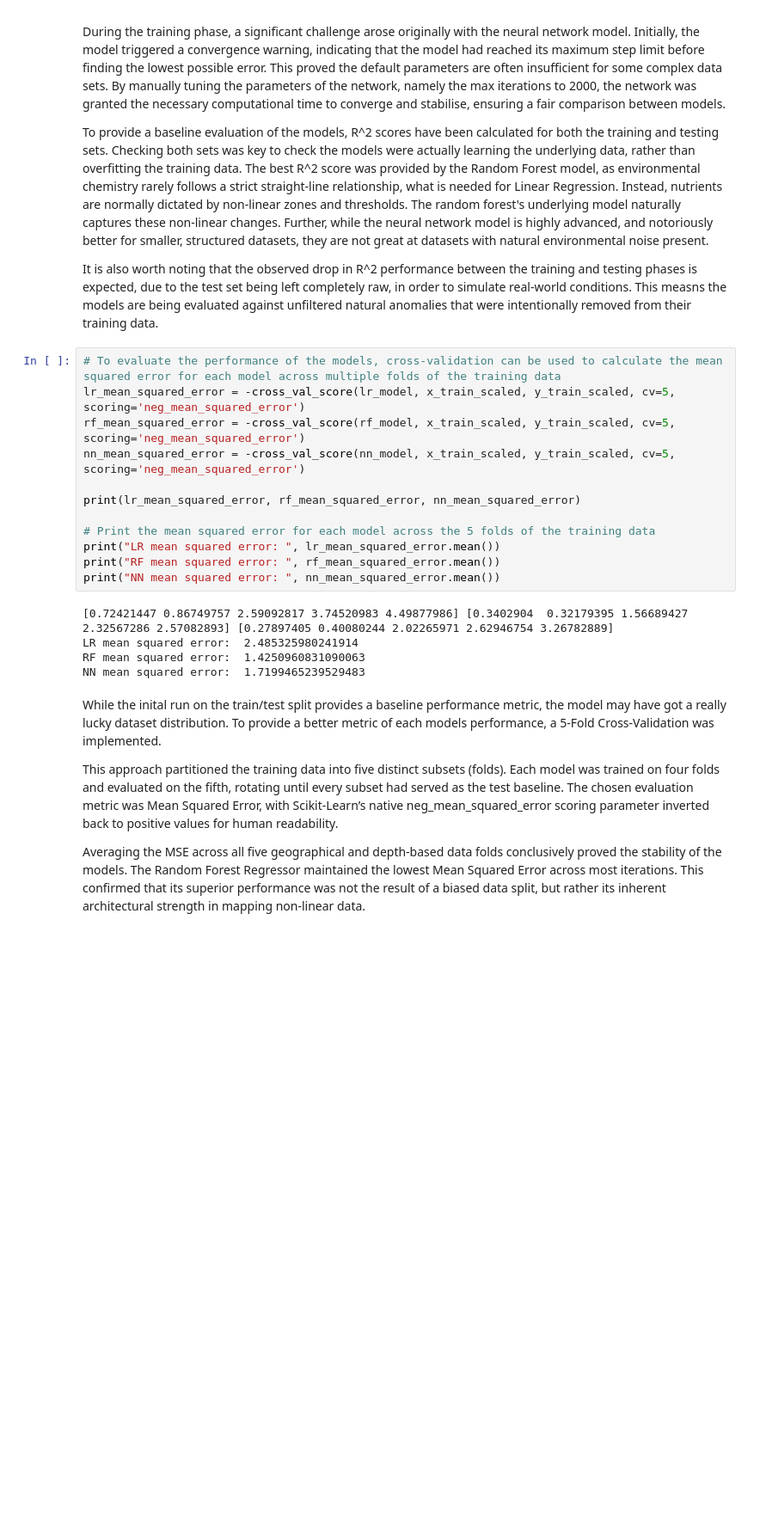
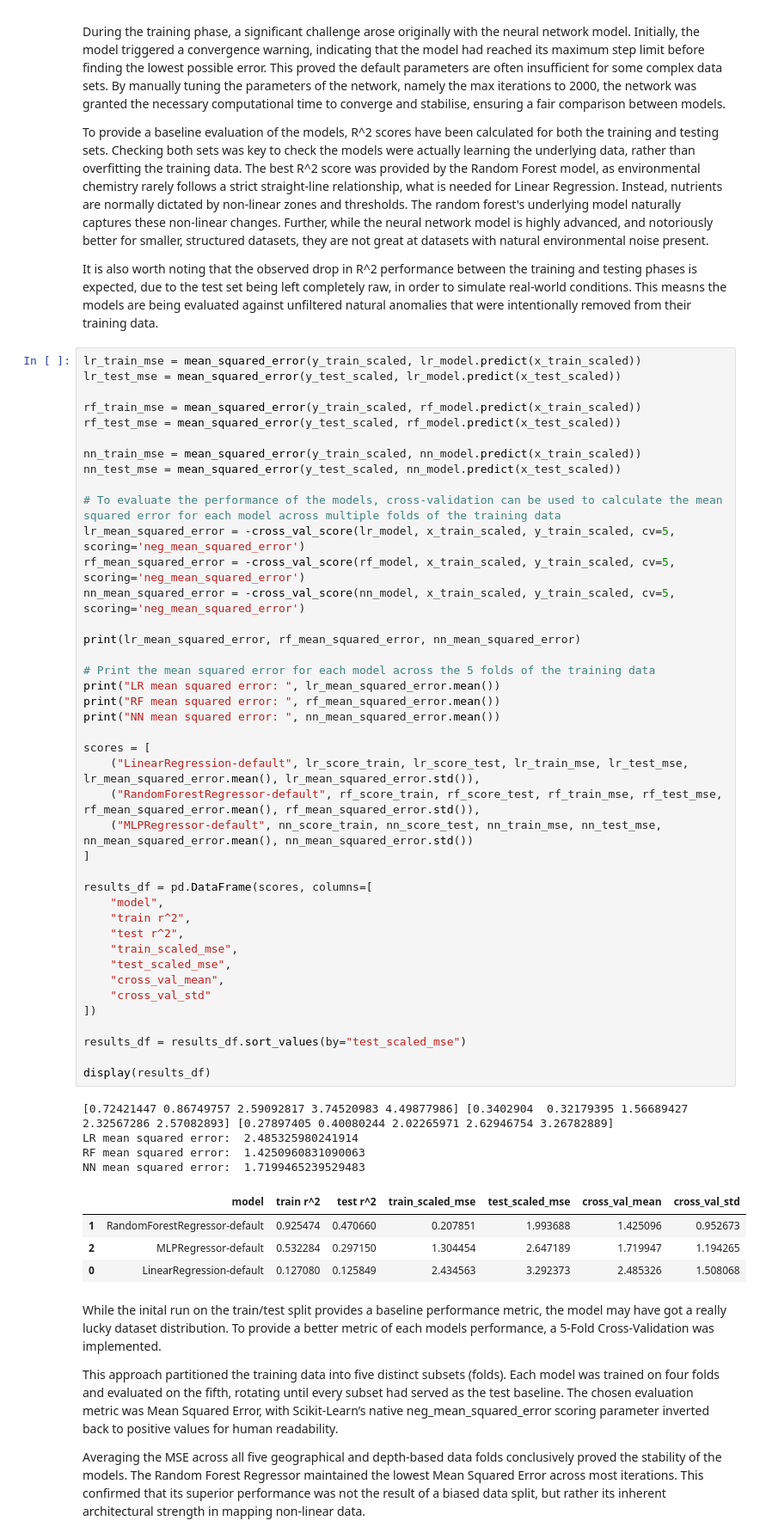
Before and after one commit to BenD2006/comp2002, a Jupyter notebook: COMP2002.ipynb, the cells around one changed output. Shown at 86% size. Cells and saved outputs as stored; diff of their text form; blank space fills up the shorter version.

```diff
--- a/COMP2002.ipynb
+++ b/COMP2002.ipynb
@@ -229,22 +229,55 @@ To provide a baseline evaluation of the models, R^2 scores have been calculated
 
 It is also worth noting that the observed drop in R^2 performance between the training and testing phases is expected, due to the test set being left completely raw, in order to simulate real-world conditions. This measns the models are being evaluated against unfiltered natural anomalies that were intentionally removed from their training data.
 # %%
+lr_train_mse = mean_squared_error(y_train_scaled, lr_model.predict(x_train_scaled))
+lr_test_mse = mean_squared_error(y_test_scaled, lr_model.predict(x_test_scaled))
+
+rf_train_mse = mean_squared_error(y_train_scaled, rf_model.predict(x_train_scaled))
+rf_test_mse = mean_squared_error(y_test_scaled, rf_model.predict(x_test_scaled))
+
+nn_train_mse = mean_squared_error(y_train_scaled, nn_model.predict(x_train_scaled))
+nn_test_mse = mean_squared_error(y_test_scaled, nn_model.predict(x_test_scaled))
+
 # To evaluate the performance of the models, cross-validation can be used to calculate the mean squared error for each model across multiple folds of the training data
 lr_mean_squared_error = -cross_val_score(lr_model, x_train_scaled, y_train_scaled, cv=5, scoring='neg_mean_squared_error')
 rf_mean_squared_error = -cross_val_score(rf_model, x_train_scaled, y_train_scaled, cv=5, scoring='neg_mean_squared_error')
 nn_mean_squared_error = -cross_val_score(nn_model, x_train_scaled, y_train_scaled, cv=5, scoring='neg_mean_squared_error')
 
 print(lr_mean_squared_error, rf_mean_squared_error, nn_mean_squared_error)
 
 # Print the mean squared error for each model across the 5 folds of the training data
 print("LR mean squared error: ", lr_mean_squared_error.mean())
 print("RF mean squared error: ", rf_mean_squared_error.mean())
 print("NN mean squared error: ", nn_mean_squared_error.mean())
+
+scores = [
+    ("LinearRegression-default", lr_score_train, lr_score_test, lr_train_mse, lr_test_mse, lr_mean_squared_error.mean(), lr_mean_squared_error.std()),
+    ("RandomForestRegressor-default", rf_score_train, rf_score_test, rf_train_mse, rf_test_mse, rf_mean_squared_error.mean(), rf_mean_squared_error.std()),
+    ("MLPRegressor-default", nn_score_train, nn_score_test, nn_train_mse, nn_test_mse, nn_mean_squared_error.mean(), nn_mean_squared_error.std())
+]
+
+results_df = pd.DataFrame(scores, columns=[
+    "model",
+    "train r^2",
+    "test r^2",
+    "train_scaled_mse",
+    "test_scaled_mse",
+    "cross_val_mean",
+    "cross_val_std"
+])
+
+results_df = results_df.sort_values(by="test_scaled_mse")
+
+display(results_df)
 # %% [output]
 [0.72421447 0.86749757 2.59092817 3.74520983 4.49877986] [0.3402904  0.32179395 1.56689427 2.32567286 2.57082893] [0.27897405 0.40080244 2.02265971 2.62946754 3.26782889]
 LR mean squared error:  2.485325980241914
 RF mean squared error:  1.4250960831090063
 NN mean squared error:  1.7199465239529483
+|  | model | train r^2 | test r^2 | train_scaled_mse | test_scaled_mse | cross_val_mean | cross_val_std |
+| 1 | RandomForestRegressor-default | 0.925474 | 0.470660 | 0.207851 | 1.993688 | 1.425096 | 0.952673 |
+| 2 | MLPRegressor-default | 0.532284 | 0.297150 | 1.304454 | 2.647189 | 1.719947 | 1.194265 |
+| 0 | LinearRegression-default | 0.127080 | 0.125849 | 2.434563 | 3.292373 | 2.485326 | 1.508068 |
 # %% [markdown]
 While the inital run on the train/test split provides a baseline performance metric, the model may have got a really lucky dataset distribution. To provide a better metric of each models performance, a 5-Fold Cross-Validation was implemented.
 
```
Also changed, not shown: parts of 1 cell of this notebook.
